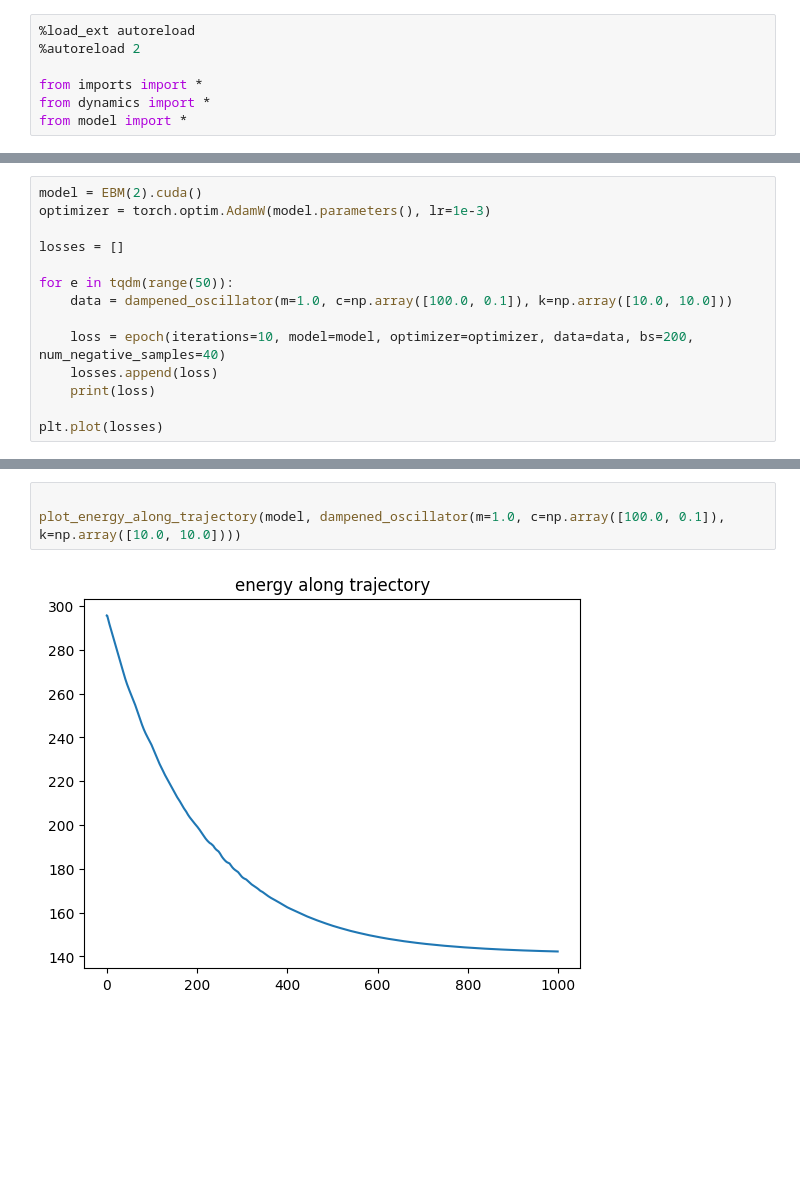
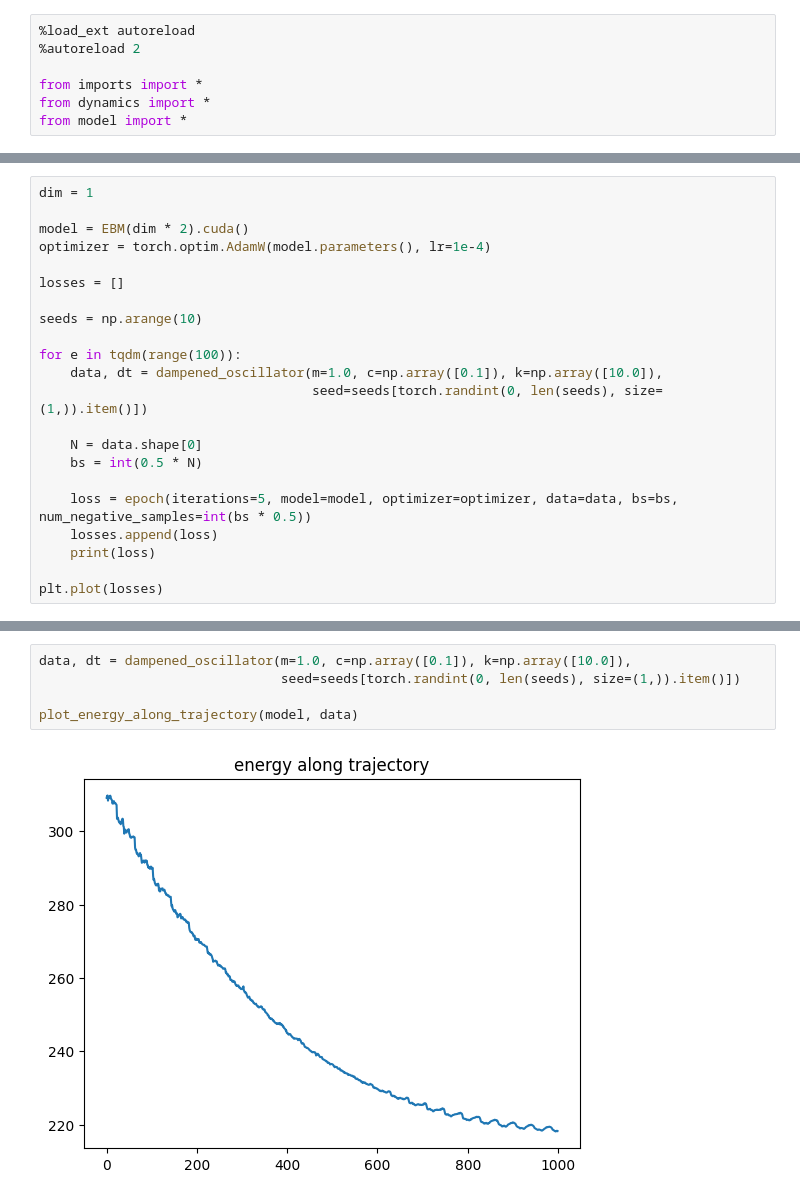
Before and after one commit to abhi-iyer/lyapunov_ebms, a Jupyter notebook: train_dampened_oscillator.ipynb, the cells around one changed output, grey strips where cells are left out. Saved outputs shown, nothing was run; the diff lists cells and outputs as text; blank space fills up the shorter version.

```diff
--- a/train_dampened_oscillator.ipynb
+++ b/train_dampened_oscillator.ipynb
@@ -111,15 +202,23 @@ def epoch(iterations, model, optimizer, data, bs, num_negative_samples):
 
     return np.mean(losses)
 # %%
-model = EBM(2).cuda()
-optimizer = torch.optim.AdamW(model.parameters(), lr=1e-3)
+dim = 1
+
+model = EBM(dim * 2).cuda()
+optimizer = torch.optim.AdamW(model.parameters(), lr=1e-4)
 
 losses = []
 
-for e in tqdm(range(50)):
-    data = dampened_oscillator(m=1.0, c=np.array([100.0, 0.1]), k=np.array([10.0, 10.0]))
+seeds = np.arange(10)
 
-    loss = epoch(iterations=10, model=model, optimizer=optimizer, data=data, bs=200, num_negative_samples=40)
+for e in tqdm(range(100)):
+    data, dt = dampened_oscillator(m=1.0, c=np.array([0.1]), k=np.array([10.0]),
+                                   seed=seeds[torch.randint(0, len(seeds), size=(1,)).item()])
+
+    N = data.shape[0]
+    bs = int(0.5 * N)
+
+    loss = epoch(iterations=5, model=model, optimizer=optimizer, data=data, bs=bs, num_negative_samples=int(bs * 0.5))
     losses.append(loss)
     print(loss)
 
@@ -141,8 +240,10 @@ plt.plot(losses)
 # %%
+data, dt = dampened_oscillator(m=1.0, c=np.array([0.1]), k=np.array([10.0]),
+                               seed=seeds[torch.randint(0, len(seeds), size=(1,)).item()])
 
-plot_energy_along_trajectory(model, dampened_oscillator(m=1.0, c=np.array([100.0, 0.1]), k=np.array([10.0, 10.0])))
+plot_energy_along_trajectory(model, data)
 # %% [output]
-[figure, old version]
+[figure, new version]
 # %%
 plot_energy_landscape(model)
 # %% [output]
```
Also changed, not shown: parts of 6 cells of this notebook, 4 other files.
